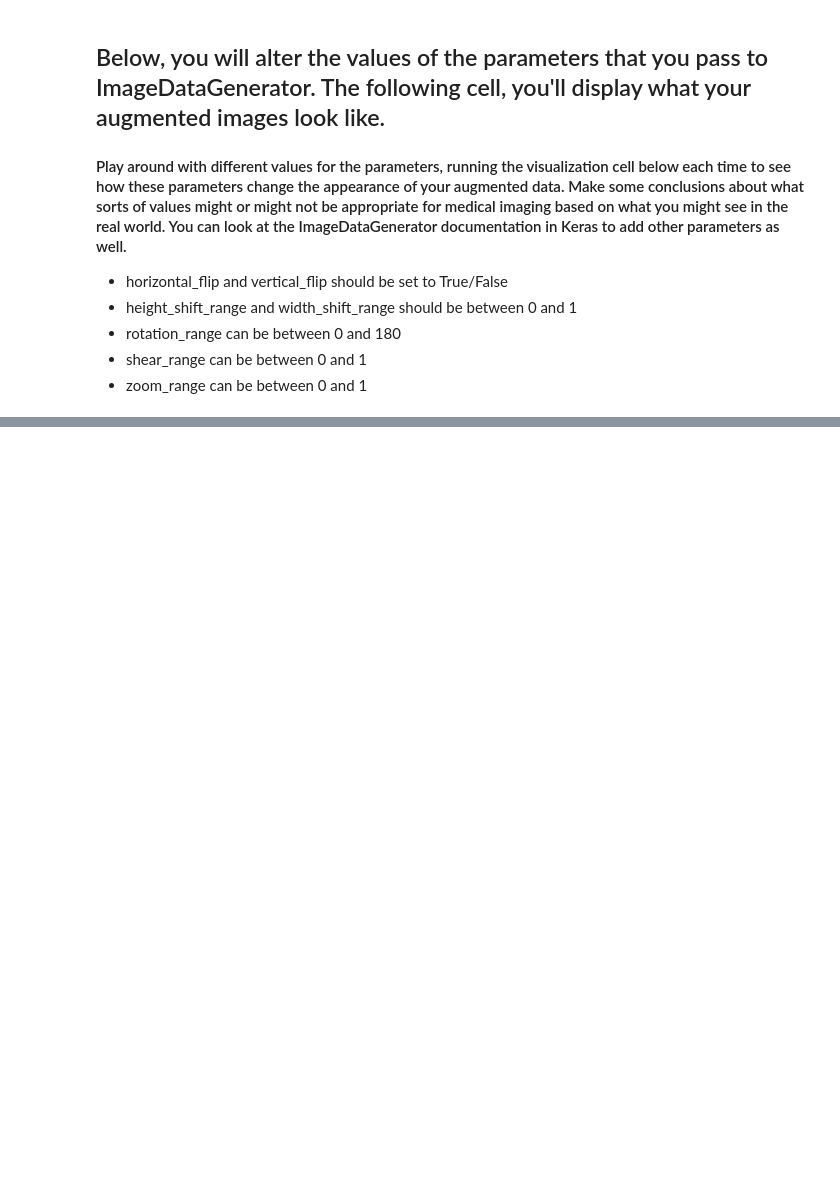
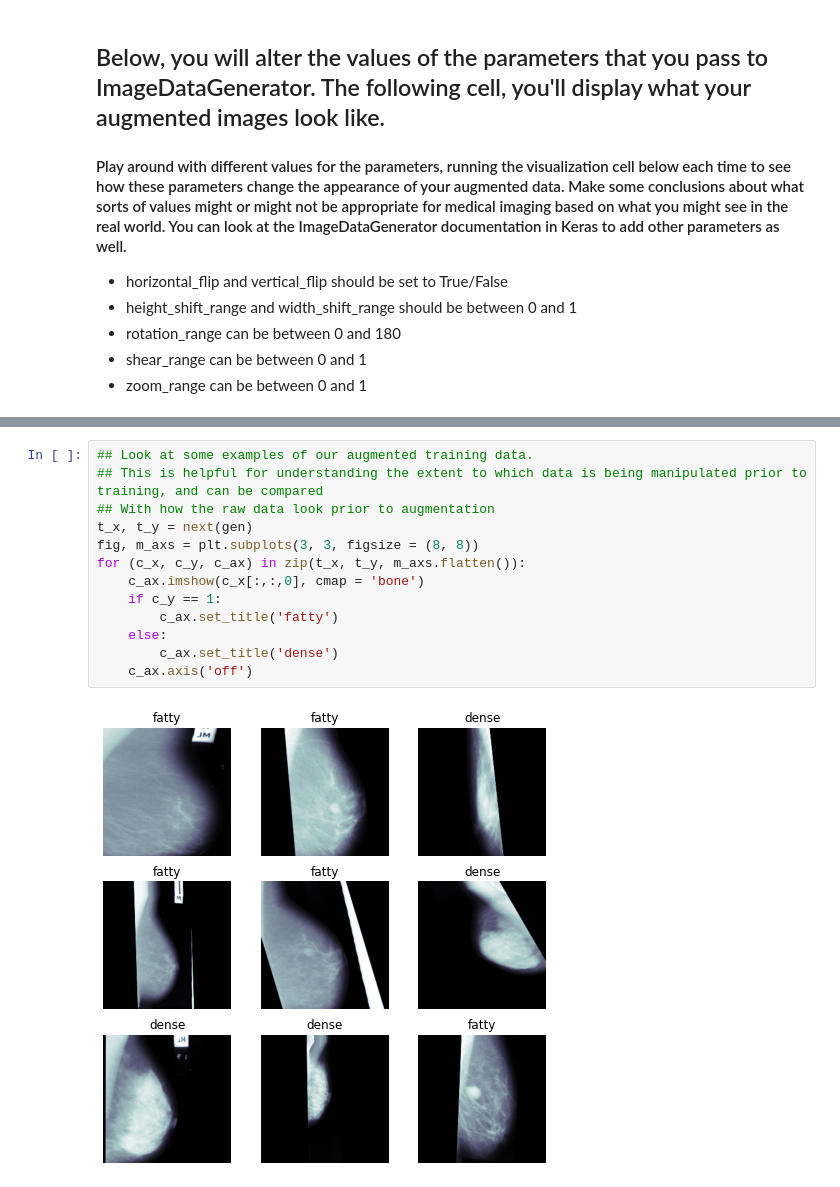
Before and after one commit to TRoboto/Udacity, a Jupyter notebook: AI for Healthcare Nanodegree/Exercise - Image Pre-processing for Model Training/Exercise.ipynb, the cells around one changed output, grey strips where cells are left out. Saved outputs shown, nothing was run; the diff lists cells and outputs as text; blank space fills up the shorter version.

```diff
--- a/AI for Healthcare Nanodegree/Exercise - Image Pre-processing for Model Training/Exercise.ipynb
+++ b/AI for Healthcare Nanodegree/Exercise - Image Pre-processing for Model Training/Exercise.ipynb
@@ -76,0 +152,15 @@ for (c_x, c_y, c_ax) in zip(t_x, t_y, m_axs.flatten()):
+# %%
+## Look at some examples of our augmented training data.
+## This is helpful for understanding the extent to which data is being manipulated prior to training, and can be compared
+## With how the raw data look prior to augmentation
+t_x, t_y = next(gen)
+fig, m_axs = plt.subplots(3, 3, figsize = (8, 8))
+for (c_x, c_y, c_ax) in zip(t_x, t_y, m_axs.flatten()):
+    c_ax.imshow(c_x[:,:,0], cmap = 'bone')
+    if c_y == 1:
+        c_ax.set_title('fatty')
+    else:
+        c_ax.set_title('dense')
+    c_ax.axis('off')
+# %% [output]
+[figure, added]
```
Also changed, not shown: parts of 12 cells of this notebook.
